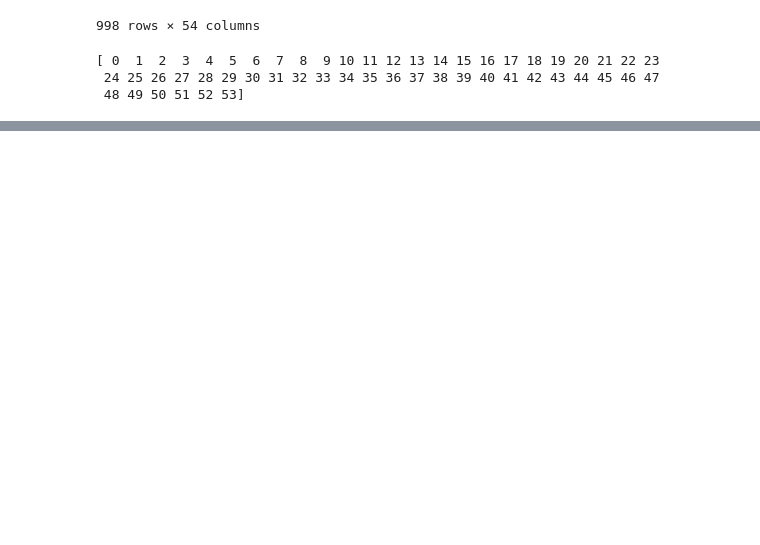
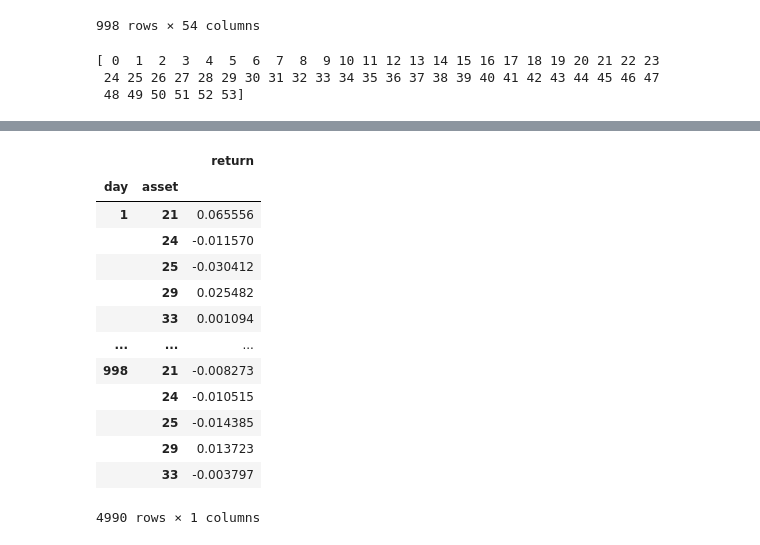
Before and after one commit to owen8877/qids-2023-comp, a Jupyter notebook: playground/all_in_ethereum/clustering.ipynb, the cells around one changed output, grey strips where cells are left out. Cells and saved outputs as stored; diff of their text form; code cells hidden in the pictures; blank space fills up the shorter version.

```diff
--- a/playground/all_in_ethereum/clustering.ipynb
+++ b/playground/all_in_ethereum/clustering.ipynb
@@ -222,3 +185,23 @@ def cul_return(r):
+# %%
+idx = pd.IndexSlice
+
+table[2]
+df_return.loc[idx[:, table[2]], :]
+# %% [output]
+|  |  | return |
+| day | asset |  |
+| 1 | 21 | 0.065556 |
+|  | 24 | -0.011570 |
+|  | 25 | -0.030412 |
+|  | 29 | 0.025482 |
+|  | 33 | 0.001094 |
+| ... | ... | ... |
+| 998 | 21 | -0.008273 |
+|  | 24 | -0.010515 |
+|  | 25 | -0.014385 |
+|  | 29 | 0.013723 |
+|  | 33 | -0.003797 |
+4990 rows × 1 columns
 # %%
 
 for key in table.keys():
```
Also changed, not shown: parts of 8 cells of this notebook, 3 other files.
